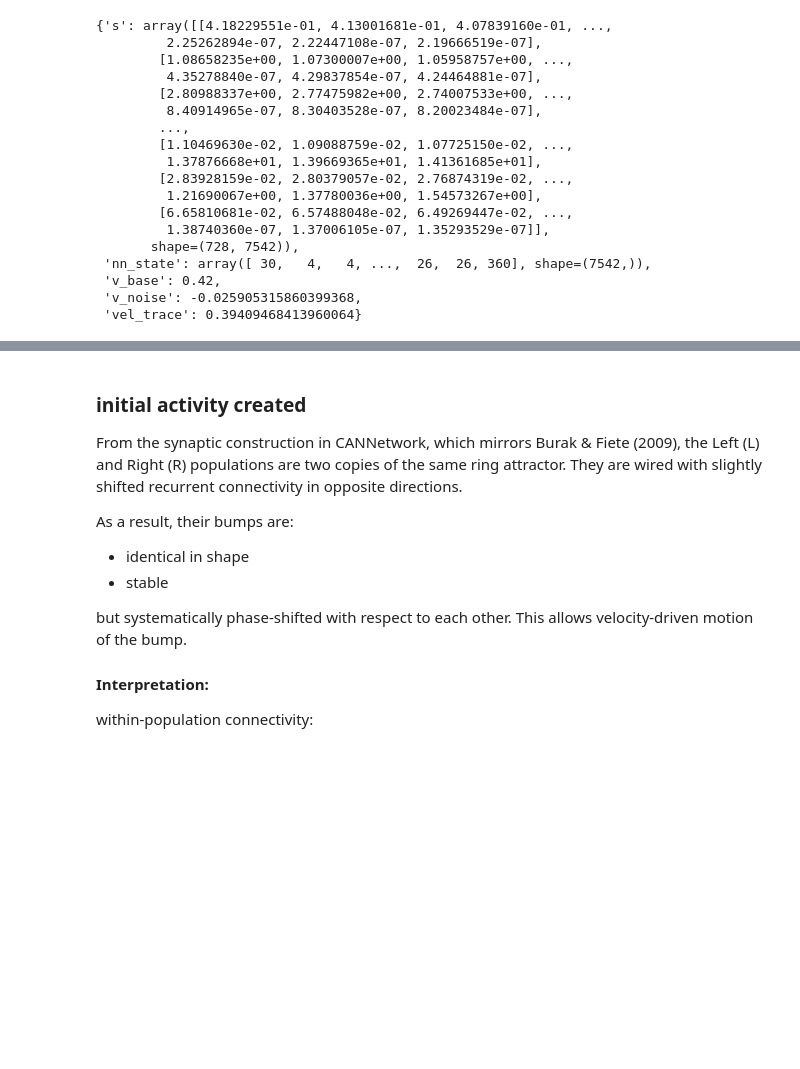
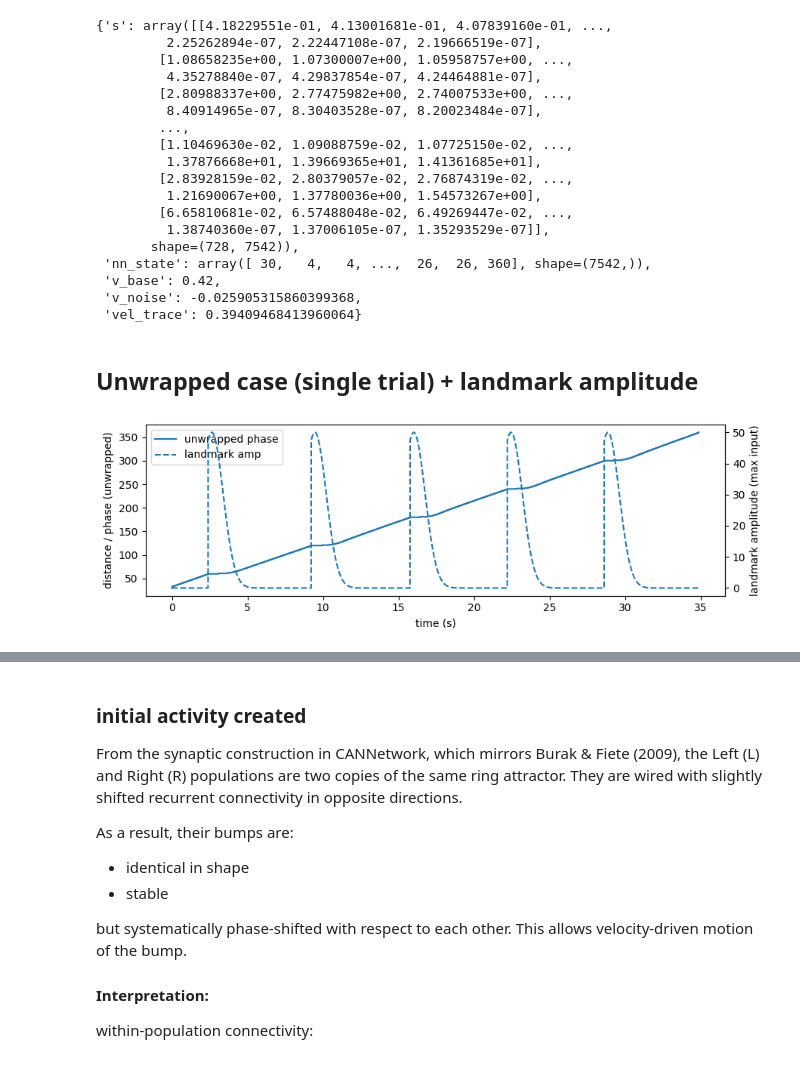
Before and after one commit to claramont/mental-navigation, a Jupyter notebook: src/mental_navigation/CAN/CAN_notebook.ipynb, the cells around one changed output, grey strips where cells are left out. Drawn from its saved outputs; the diff is of its cells as text; code cells hidden in the pictures; blank space fills up the shorter version.

```diff
--- a/src/mental_navigation/CAN/CAN_notebook.ipynb
+++ b/src/mental_navigation/CAN/CAN_notebook.ipynb
@@ -448,3 +448,29 @@ trial_lm
  'v_base': 0.42,
  'v_noise': -0.025905315860399368,
  'vel_trace': 0.39409468413960064}
+# %% [markdown]
+## Unwrapped case (single trial) + landmark amplitude
+# %%
+trial = sim.run_trial(init_condition=init, landmarkpresent=True, wm=0.08)
+
+t = np.arange(len(trial["phase_unw"])) * net.dt
+
+
+fig, ax1 = plt.subplots(figsize=(9,3))
+
+ax1.plot(t, trial["phase_unw"], label="unwrapped phase")
+ax1.set_xlabel("time (s)")
+ax1.set_ylabel("distance / phase (unwrapped)")
+
+ax2 = ax1.twinx()
+ax2.plot(t, trial["lm_amplitude"], linestyle="--", label="landmark amp")
+ax2.set_ylabel("landmark amplitude (max input)")
+
+lines1, labels1 = ax1.get_legend_handles_labels()
+lines2, labels2 = ax2.get_legend_handles_labels()
+ax1.legend(lines1+lines2, labels1+labels2, loc="upper left")
+
+plt.tight_layout()
+plt.show()
+# %% [output]
+[figure, added]
```
Also changed, not shown: parts of 20 cells of this notebook, 2 other files.
